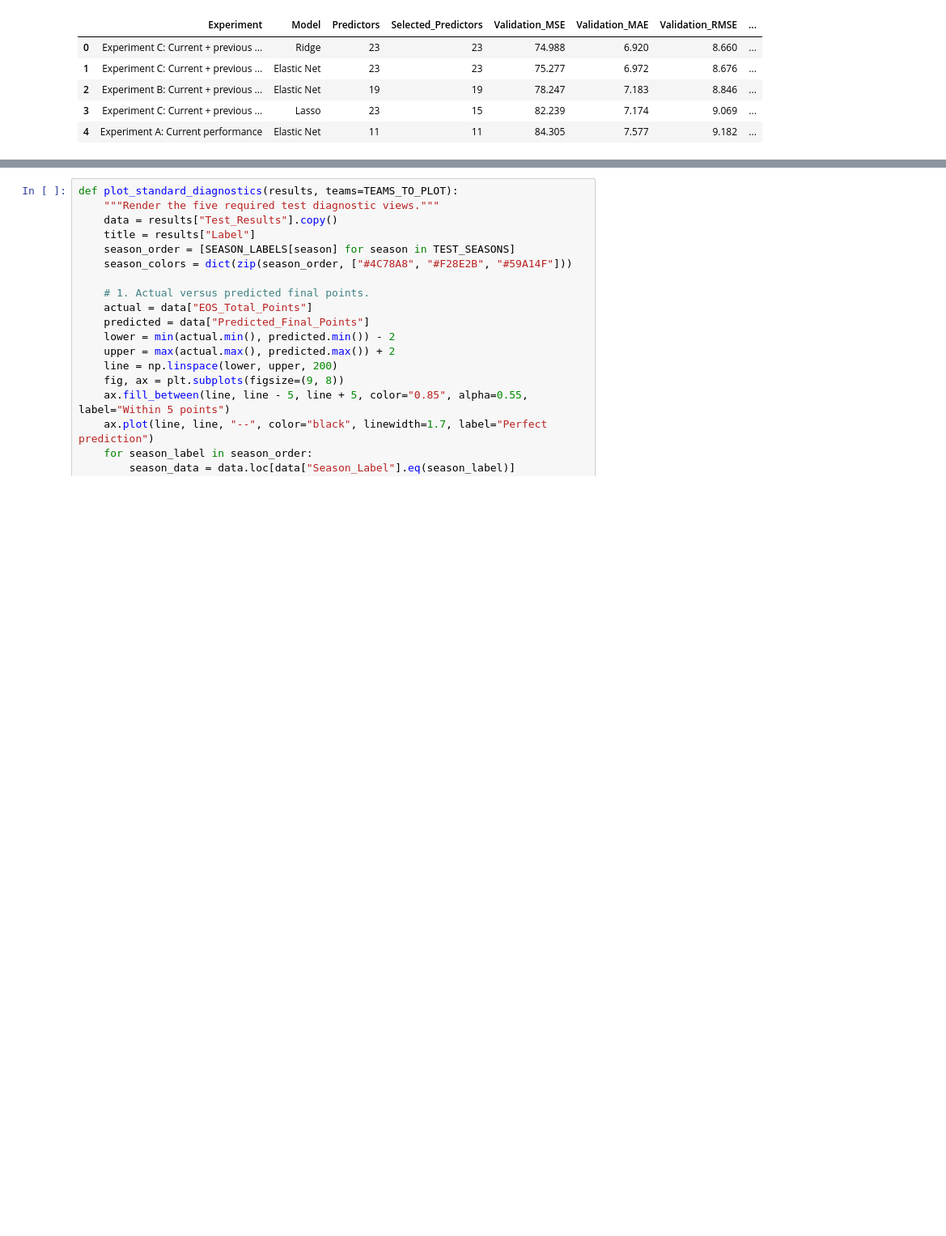
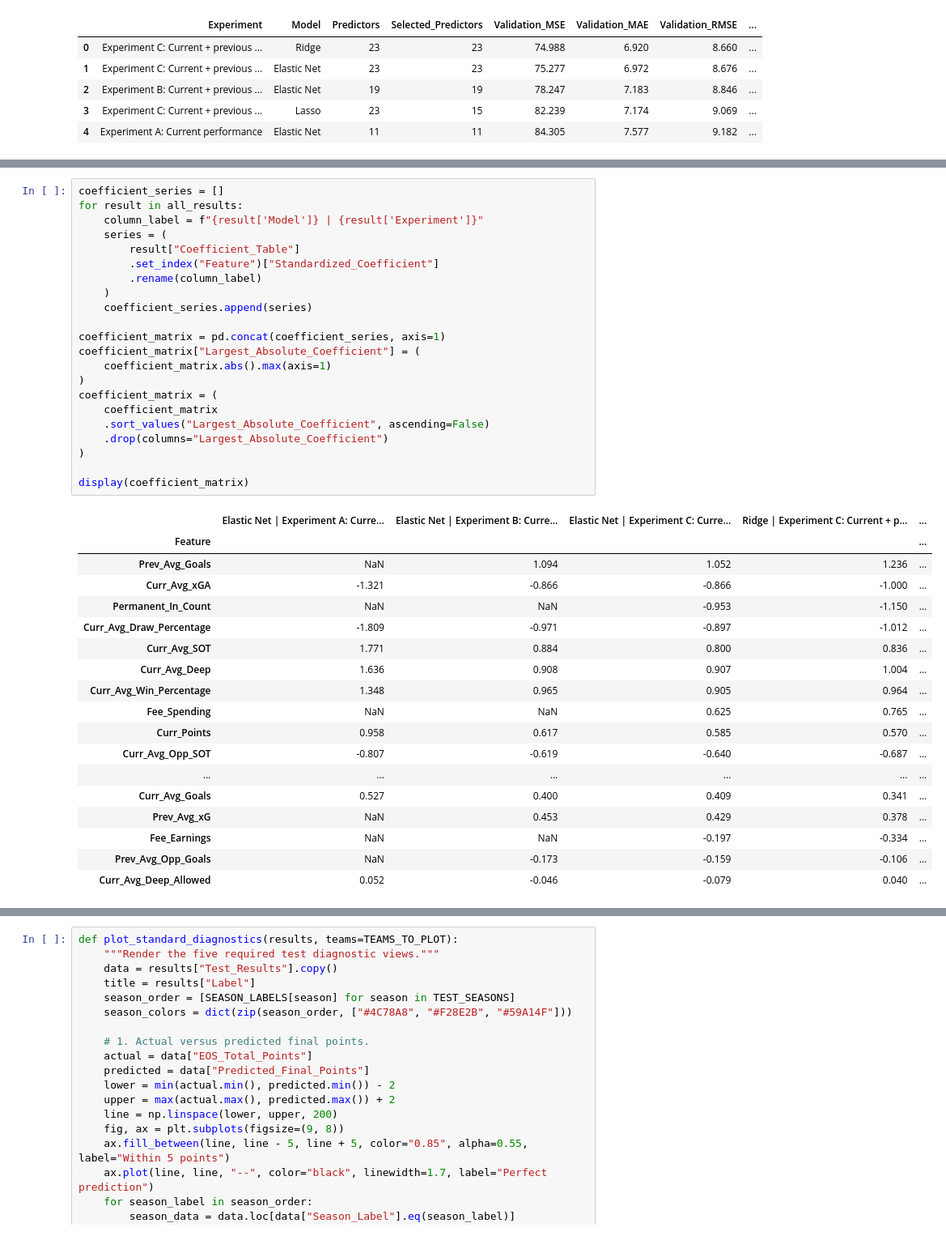
Before and after one commit to MichaelKolby1/epl_results_prediction, a Jupyter notebook: notebooks/primary_models/exclude_promoted.ipynb, the cells around one changed output, grey strips where cells are left out. Shown at 81% size. Cells and saved outputs as stored; diff of their text form; blank space fills up the shorter version.

Commit message:
Modified model notebooks to include predictor standardized coefficients.

```diff
--- a/notebooks/primary_models/exclude_promoted.ipynb
+++ b/notebooks/primary_models/exclude_promoted.ipynb
@@ -413 +419,42 @@ display(comparison)
+# %%
+coefficient_series = []
+for result in all_results:
+    column_label = f"{result['Model']} | {result['Experiment']}"
+    series = (
+        result["Coefficient_Table"]
+        .set_index("Feature")["Standardized_Coefficient"]
+        .rename(column_label)
+    )
+    coefficient_series.append(series)
+
+coefficient_matrix = pd.concat(coefficient_series, axis=1)
+coefficient_matrix["Largest_Absolute_Coefficient"] = (
+    coefficient_matrix.abs().max(axis=1)
+)
+coefficient_matrix = (
+    coefficient_matrix
+    .sort_values("Largest_Absolute_Coefficient", ascending=False)
+    .drop(columns="Largest_Absolute_Coefficient")
+)
+
+display(coefficient_matrix)
+# %% [output]
+|  | Elastic Net | Experiment A: Curre... | Elastic Net | Experiment B: Curre... | Elastic Net | Experiment C: Curre... | Ridge | Experiment C: Current + p... | ... |
+| Feature |  |  |  |  | ... |
+| Prev_Avg_Goals | NaN | 1.094 | 1.052 | 1.236 | ... |
+| Curr_Avg_xGA | -1.321 | -0.866 | -0.866 | -1.000 | ... |
+| Permanent_In_Count | NaN | NaN | -0.953 | -1.150 | ... |
+| Curr_Avg_Draw_Percentage | -1.809 | -0.971 | -0.897 | -1.012 | ... |
+| Curr_Avg_SOT | 1.771 | 0.884 | 0.800 | 0.836 | ... |
+| Curr_Avg_Deep | 1.636 | 0.908 | 0.907 | 1.004 | ... |
+| Curr_Avg_Win_Percentage | 1.348 | 0.965 | 0.905 | 0.964 | ... |
+| Fee_Spending | NaN | NaN | 0.625 | 0.765 | ... |
+| Curr_Points | 0.958 | 0.617 | 0.585 | 0.570 | ... |
+| Curr_Avg_Opp_SOT | -0.807 | -0.619 | -0.640 | -0.687 | ... |
+| ... | ... | ... | ... | ... | ... |
+| Curr_Avg_Goals | 0.527 | 0.400 | 0.409 | 0.341 | ... |
+| Prev_Avg_xG | NaN | 0.453 | 0.429 | 0.378 | ... |
+| Fee_Earnings | NaN | NaN | -0.197 | -0.334 | ... |
+| Prev_Avg_Opp_Goals | NaN | -0.173 | -0.159 | -0.106 | ... |
+| Curr_Avg_Deep_Allowed | 0.052 | -0.046 | -0.079 | 0.040 | ... |
 # %% [markdown]
```
Also changed, not shown: parts of 2 cells of this notebook, 2 other files.
